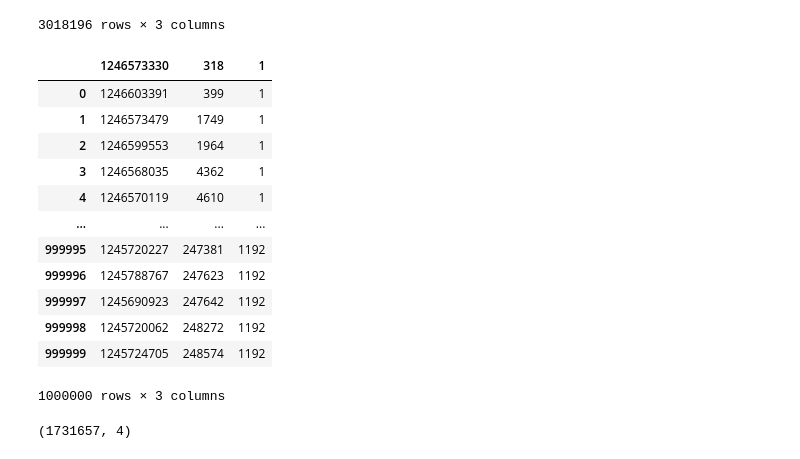
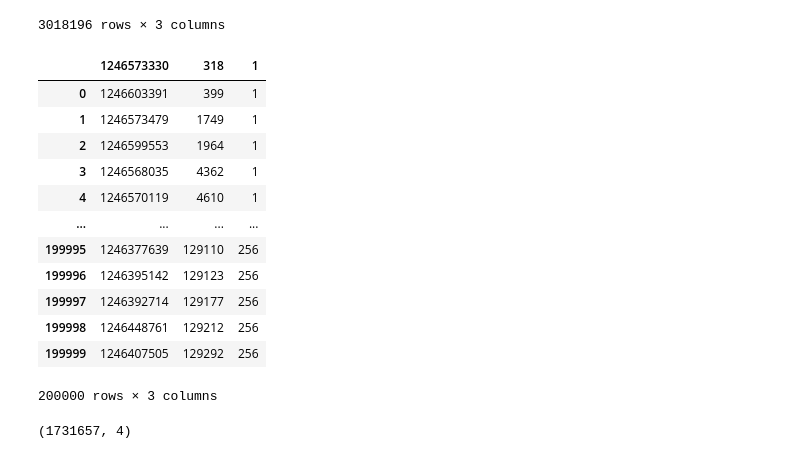
Before and after one commit to Skoyntoyflis/IMINFECTOR, a Jupyter notebook: Data/Digg/healthcare.ipynb, the cells around one changed output. Cells and saved outputs as stored; diff of their text form; code cells hidden in the pictures.

```diff
--- a/Data/Digg/healthcare.ipynb
+++ b/Data/Digg/healthcare.ipynb
@@ -65,5 +65,5 @@ df_sliced
 # %%
-df2 = pd.read_csv("Init_Data\digg_votes1.csv",sep=',') #open csv file and save it to dataframe
+df2 = pd.read_csv("Init_Data/digg_votes1.csv",sep=',') #open csv file and save it to dataframe
 df2
 # %% [output]
 |  | 1246573330 | 318 | 1 |
@@ -80,25 +80,25 @@ df2
 | 3018195 | 1243922107 | 335802 | 3553 |
 3018196 rows × 3 columns
 # %%
-indexes_to_keep = set(range(df2.shape[0])) - set(range(1000000,3018196))
+indexes_to_keep = set(range(df2.shape[0])) - set(range(200000,3018196))
 
 df_sliced = df2.take(list(indexes_to_keep))
 df_sliced.to_csv('digg_votes1_sliced.csv',index=False,sep=",",header=False, quoting=1)
 df_sliced
 # %% [output]
 |  | 1246573330 | 318 | 1 |
 | 0 | 1246603391 | 399 | 1 |
 | 1 | 1246573479 | 1749 | 1 |
 | 2 | 1246599553 | 1964 | 1 |
 | 3 | 1246568035 | 4362 | 1 |
 | 4 | 1246570119 | 4610 | 1 |
 | ... | ... | ... | ... |
-| 999995 | 1245720227 | 247381 | 1192 |
-| 999996 | 1245788767 | 247623 | 1192 |
-| 999997 | 1245690923 | 247642 | 1192 |
-| 999998 | 1245720062 | 248272 | 1192 |
-| 999999 | 1245724705 | 248574 | 1192 |
+| 199995 | 1246377639 | 129110 | 256 |
+| 199996 | 1246395142 | 129123 | 256 |
+| 199997 | 1246392714 | 129177 | 256 |
+| 199998 | 1246448761 | 129212 | 256 |
+| 199999 | 1246407505 | 129292 | 256 |
-1000000 rows × 3 columns
+200000 rows × 3 columns
 # %%
 df1.shape #show dataframe dimensions
 # df2.shape #show dataframe dimensions
```
Also changed, not shown: parts of 2 cells of this notebook, 32 other files.
